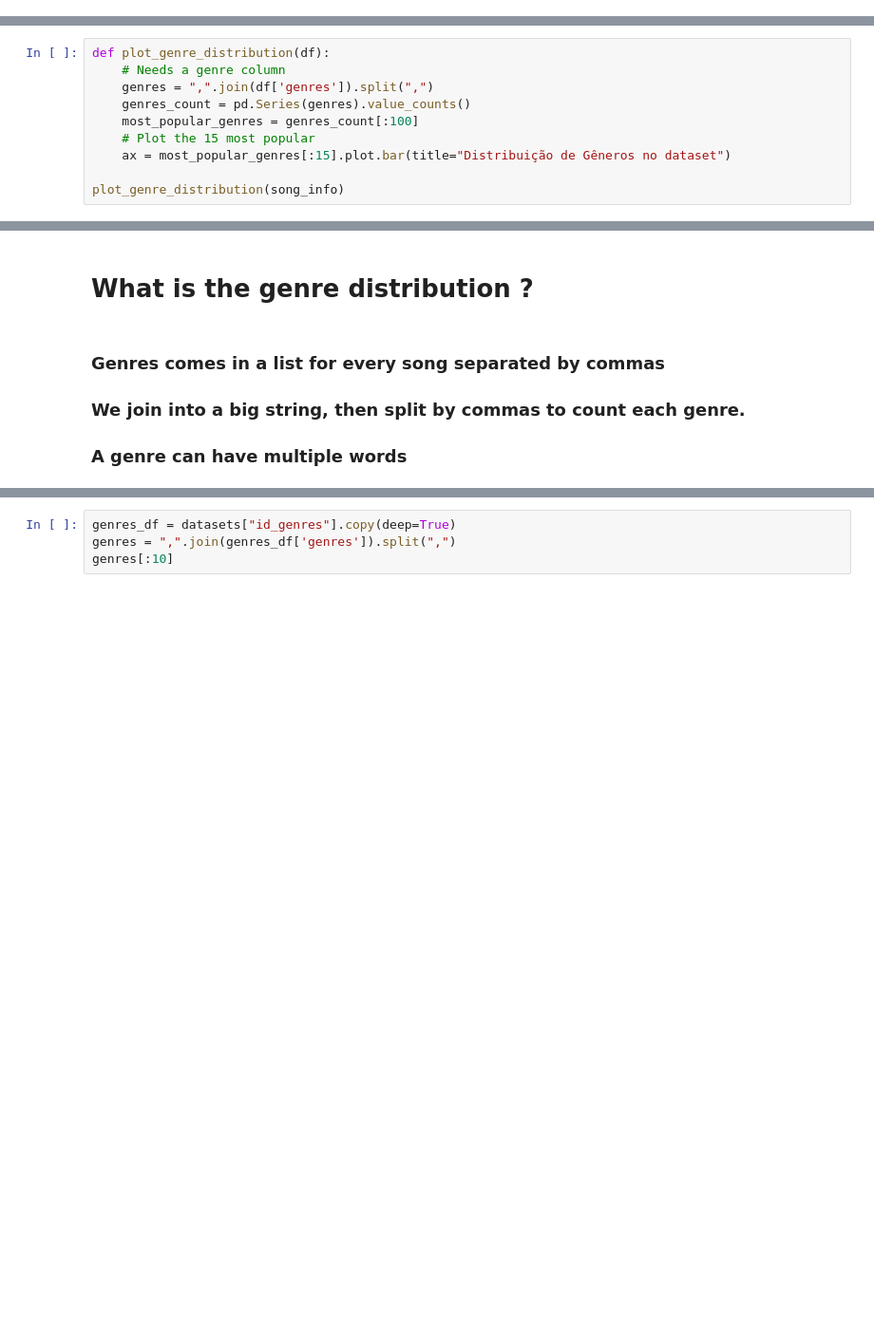
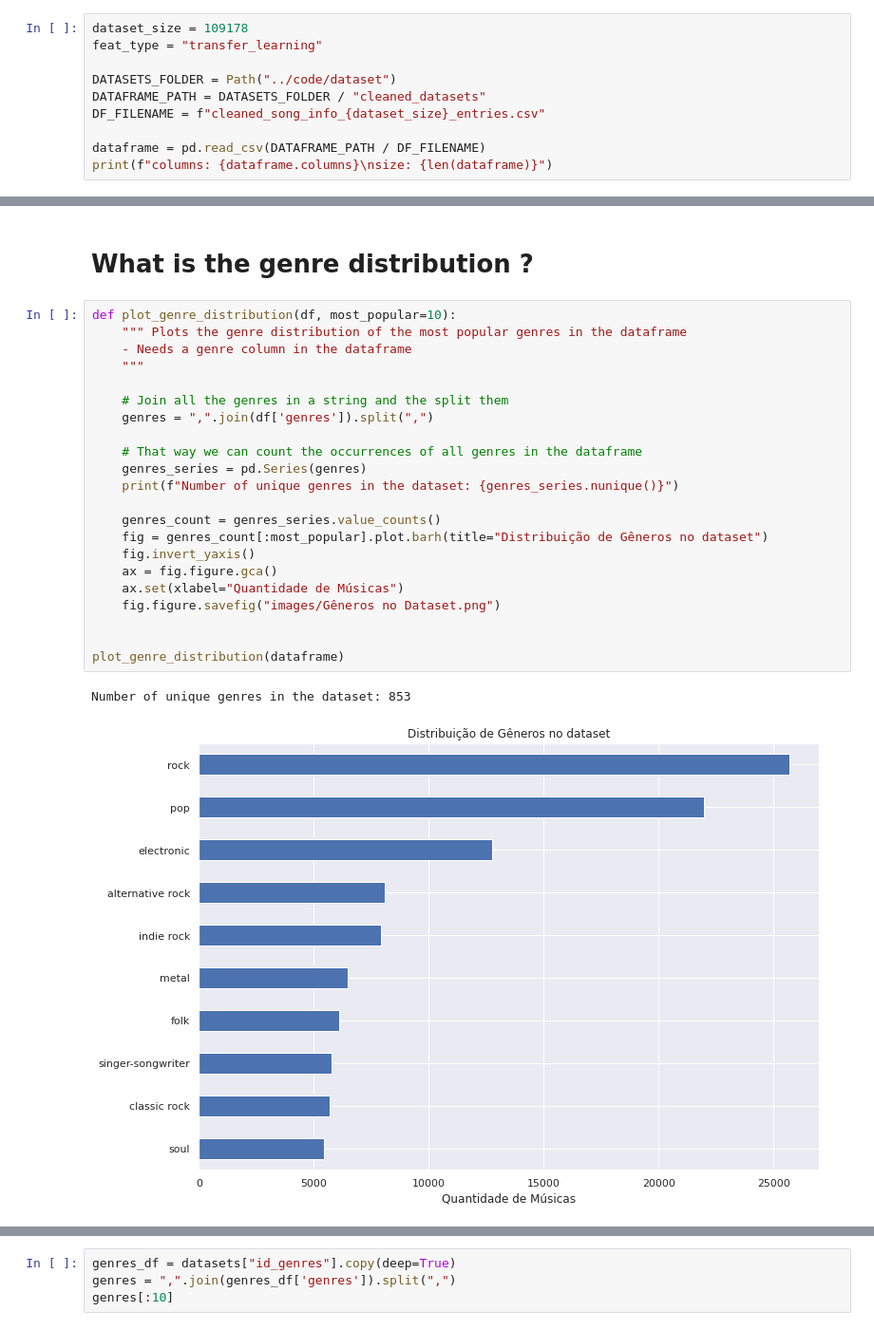
Before and after one commit to GiowGiow/Quantificando-a-Disrupcao-em-Redes-de-Similaridade-Musicais, a Jupyter notebook: EDA/EDA - Dataset.ipynb, the cells around one changed output, grey strips where cells are left out. Shown at 95% size. Cells and saved outputs as stored; diff of their text form; blank space fills up the shorter version.

```diff
--- a/EDA/EDA - Dataset.ipynb
+++ b/EDA/EDA - Dataset.ipynb
@@ -47,0 +42,10 @@ dict_keys(['id_tags', 'id_metadata', 'id_information', 'listening_history', 'id_
+# %%
+dataset_size = 109178
+feat_type = "transfer_learning"
+
+DATASETS_FOLDER = Path("../code/dataset")
+DATAFRAME_PATH = DATASETS_FOLDER / "cleaned_datasets"
+DF_FILENAME = f"cleaned_song_info_{dataset_size}_entries.csv"
+
+dataframe = pd.read_csv(DATAFRAME_PATH / DF_FILENAME)
+print(f"columns: {dataframe.columns}\nsize: {len(dataframe)}")
@@ -70,10 +75,0 @@ song_info.head()
-# %%
-def plot_genre_distribution(df):
-    # Needs a genre column
-    genres = ",".join(df['genres']).split(",")
-    genres_count = pd.Series(genres).value_counts()
-    most_popular_genres = genres_count[:100]
-    # Plot the 15 most popular
-    ax = most_popular_genres[:15].plot.bar(title="Distribuição de Gêneros no dataset")
-
-plot_genre_distribution(song_info)
@@ -103,6 +76,27 @@ Albuns: 38363
 # %% [markdown]
 # What is the genre distribution ?
-# %% [markdown]
-### Genres comes in a list for every song separated by commas
-### We join into a big string, then split by commas to count each genre.
-### A genre can have multiple words
+# %%
+def plot_genre_distribution(df, most_popular=10):
+    """ Plots the genre distribution of the most popular genres in the dataframe
+    - Needs a genre column in the dataframe
+    """
+
+    # Join all the genres in a string and the split them
+    genres = ",".join(df['genres']).split(",")
+
+    # That way we can count the occurrences of all genres in the dataframe
+    genres_series = pd.Series(genres)
+    print(f"Number of unique genres in the dataset: {genres_series.nunique()}")
+
+    genres_count = genres_series.value_counts()
+    fig = genres_count[:most_popular].plot.barh(title="Distribuição de Gêneros no dataset")
+    fig.invert_yaxis()
+    ax = fig.figure.gca()
+    ax.set(xlabel="Quantidade de Músicas")
+    fig.figure.savefig("images/Gêneros no Dataset.png")
+
+
+plot_genre_distribution(dataframe)
+# %% [output]
+Number of unique genres in the dataset: 853
+[figure, added]
```
Also changed, not shown: parts of 24 cells of this notebook, 14 other files.
